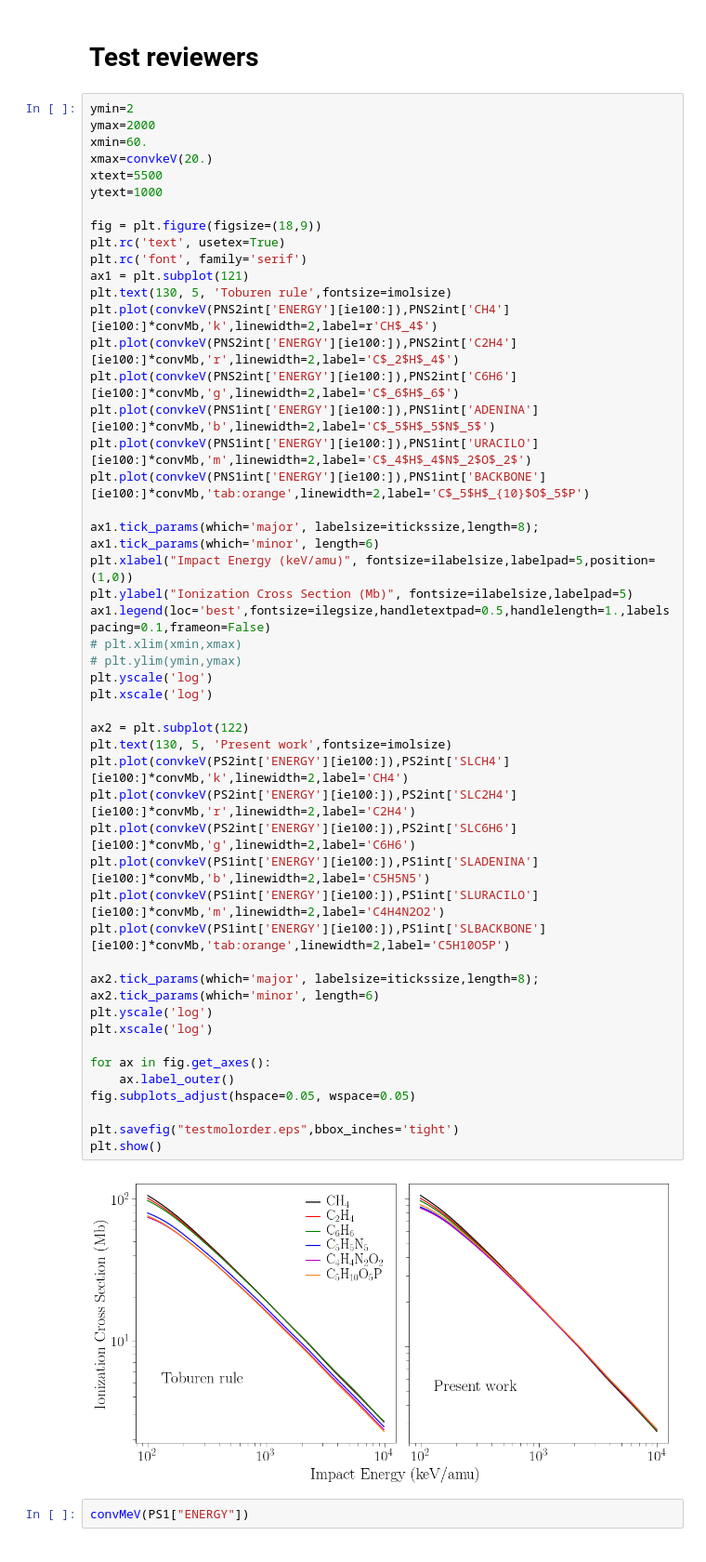
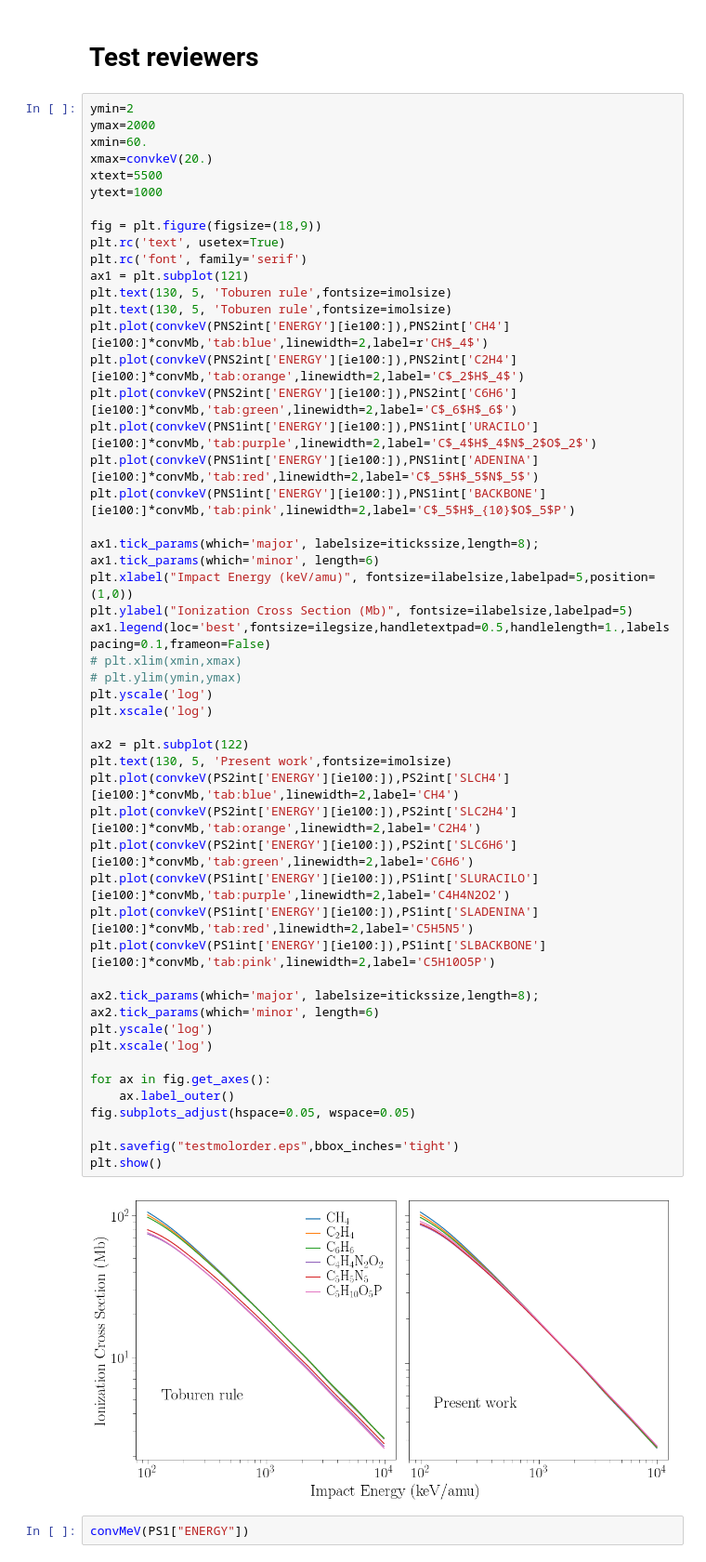
Before and after one commit to xiaogaogaoxiao/ionmol_stoi, a Jupyter notebook: figuras/graphs/molscaling.ipynb, the cells around one changed output. Shown at 93% size. Saved outputs shown, nothing was run; the diff lists cells and outputs as text.

```diff
--- a/figuras/graphs/molscaling.ipynb
+++ b/figuras/graphs/molscaling.ipynb
@@ -1310,46 +1310,47 @@ fig = plt.figure(figsize=(18,9))
 plt.rc('text', usetex=True)
 plt.rc('font', family='serif')
 ax1 = plt.subplot(121)
 plt.text(130, 5, 'Toburen rule',fontsize=imolsize)
-plt.plot(convkeV(PNS2int['ENERGY'][ie100:]),PNS2int['CH4'][ie100:]*convMb,'k',linewidth=2,label=r'CH$_4$')
-plt.plot(convkeV(PNS2int['ENERGY'][ie100:]),PNS2int['C2H4'][ie100:]*convMb,'r',linewidth=2,label='C$_2$H$_4$')
-plt.plot(convkeV(PNS2int['ENERGY'][ie100:]),PNS2int['C6H6'][ie100:]*convMb,'g',linewidth=2,label='C$_6$H$_6$')
-plt.plot(convkeV(PNS1int['ENERGY'][ie100:]),PNS1int['ADENINA'][ie100:]*convMb,'b',linewidth=2,label='C$_5$H$_5$N$_5$')
-plt.plot(convkeV(PNS1int['ENERGY'][ie100:]),PNS1int['URACILO'][ie100:]*convMb,'m',linewidth=2,label='C$_4$H$_4$N$_2$O$_2$')
-plt.plot(convkeV(PNS1int['ENERGY'][ie100:]),PNS1int['BACKBONE'][ie100:]*convMb,'tab:orange',linewidth=2,label='C$_5$H$_{10}$O$_5$P')
+plt.text(130, 5, 'Toburen rule',fontsize=imolsize)
+plt.plot(convkeV(PNS2int['ENERGY'][ie100:]),PNS2int['CH4'][ie100:]*convMb,'tab:blue',linewidth=2,label=r'CH$_4$')
+plt.plot(convkeV(PNS2int['ENERGY'][ie100:]),PNS2int['C2H4'][ie100:]*convMb,'tab:orange',linewidth=2,label='C$_2$H$_4$')
+plt.plot(convkeV(PNS2int['ENERGY'][ie100:]),PNS2int['C6H6'][ie100:]*convMb,'tab:green',linewidth=2,label='C$_6$H$_6$')
+plt.plot(convkeV(PNS1int['ENERGY'][ie100:]),PNS1int['URACILO'][ie100:]*convMb,'tab:purple',linewidth=2,label='C$_4$H$_4$N$_2$O$_2$')
+plt.plot(convkeV(PNS1int['ENERGY'][ie100:]),PNS1int['ADENINA'][ie100:]*convMb,'tab:red',linewidth=2,label='C$_5$H$_5$N$_5$')
+plt.plot(convkeV(PNS1int['ENERGY'][ie100:]),PNS1int['BACKBONE'][ie100:]*convMb,'tab:pink',linewidth=2,label='C$_5$H$_{10}$O$_5$P')
 
 ax1.tick_params(which='major', labelsize=itickssize,length=8);
 ax1.tick_params(which='minor', length=6)
 plt.xlabel("Impact Energy (keV/amu)", fontsize=ilabelsize,labelpad=5,position=(1,0))
 plt.ylabel("Ionization Cross Section (Mb)", fontsize=ilabelsize,labelpad=5)
 ax1.legend(loc='best',fontsize=ilegsize,handletextpad=0.5,handlelength=1.,labelspacing=0.1,frameon=False)
 # plt.xlim(xmin,xmax)
 # plt.ylim(ymin,ymax)
 plt.yscale('log')
 plt.xscale('log')
 
 ax2 = plt.subplot(122)
 plt.text(130, 5, 'Present work',fontsize=imolsize)
-plt.plot(convkeV(PS2int['ENERGY'][ie100:]),PS2int['SLCH4'][ie100:]*convMb,'k',linewidth=2,label='CH4')
-plt.plot(convkeV(PS2int['ENERGY'][ie100:]),PS2int['SLC2H4'][ie100:]*convMb,'r',linewidth=2,label='C2H4')
-plt.plot(convkeV(PS2int['ENERGY'][ie100:]),PS2int['SLC6H6'][ie100:]*convMb,'g',linewidth=2,label='C6H6')
-plt.plot(convkeV(PS1int['ENERGY'][ie100:]),PS1int['SLADENINA'][ie100:]*convMb,'b',linewidth=2,label='C5H5N5')
-plt.plot(convkeV(PS1int['ENERGY'][ie100:]),PS1int['SLURACILO'][ie100:]*convMb,'m',linewidth=2,label='C4H4N2O2')
-plt.plot(convkeV(PS1int['ENERGY'][ie100:]),PS1int['SLBACKBONE'][ie100:]*convMb,'tab:orange',linewidth=2,label='C5H10O5P')
+plt.plot(convkeV(PS2int['ENERGY'][ie100:]),PS2int['SLCH4'][ie100:]*convMb,'tab:blue',linewidth=2,label='CH4')
+plt.plot(convkeV(PS2int['ENERGY'][ie100:]),PS2int['SLC2H4'][ie100:]*convMb,'tab:orange',linewidth=2,label='C2H4')
+plt.plot(convkeV(PS2int['ENERGY'][ie100:]),PS2int['SLC6H6'][ie100:]*convMb,'tab:green',linewidth=2,label='C6H6')
+plt.plot(convkeV(PS1int['ENERGY'][ie100:]),PS1int['SLURACILO'][ie100:]*convMb,'tab:purple',linewidth=2,label='C4H4N2O2')
+plt.plot(convkeV(PS1int['ENERGY'][ie100:]),PS1int['SLADENINA'][ie100:]*convMb,'tab:red',linewidth=2,label='C5H5N5')
+plt.plot(convkeV(PS1int['ENERGY'][ie100:]),PS1int['SLBACKBONE'][ie100:]*convMb,'tab:pink',linewidth=2,label='C5H10O5P')
 
 ax2.tick_params(which='major', labelsize=itickssize,length=8);
 ax2.tick_params(which='minor', length=6)
 plt.yscale('log')
 plt.xscale('log')
 
 for ax in fig.get_axes():
     ax.label_outer()
 fig.subplots_adjust(hspace=0.05, wspace=0.05)
 
 plt.savefig("testmolorder.eps",bbox_inches='tight')
 plt.show()
 # %% [output]
-[figure, old version]
+[figure, new version]
 # %%
 convMeV(PS1["ENERGY"])
 # %% [output]
```
Also changed, not shown: parts of 6 cells of this notebook, 25 other files.
